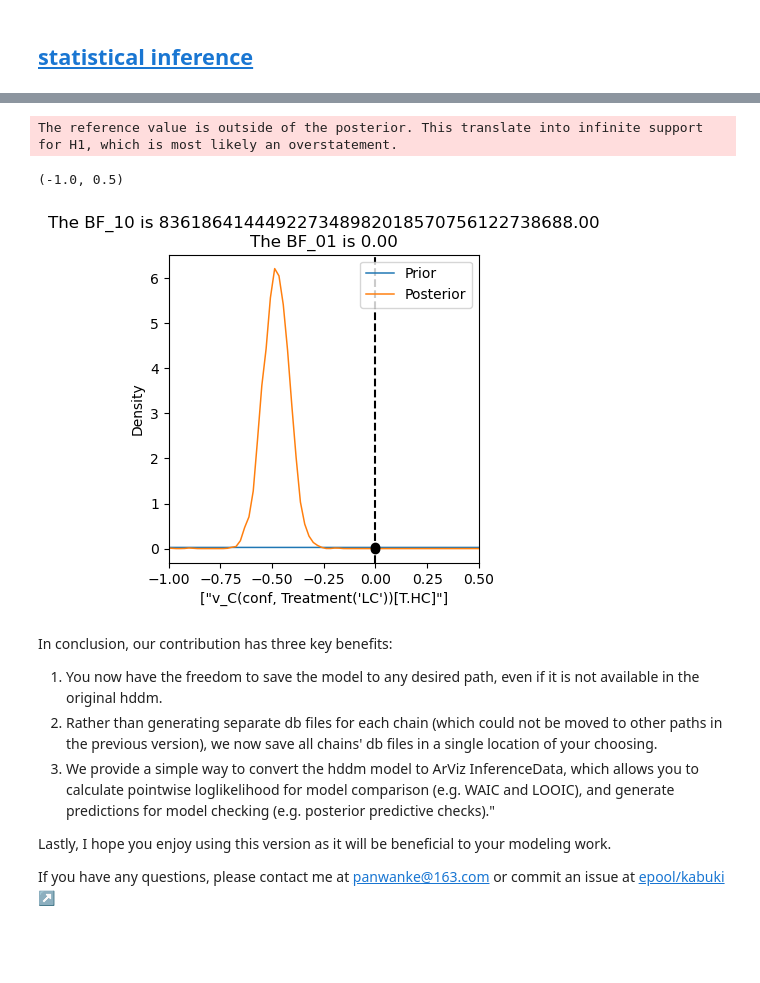
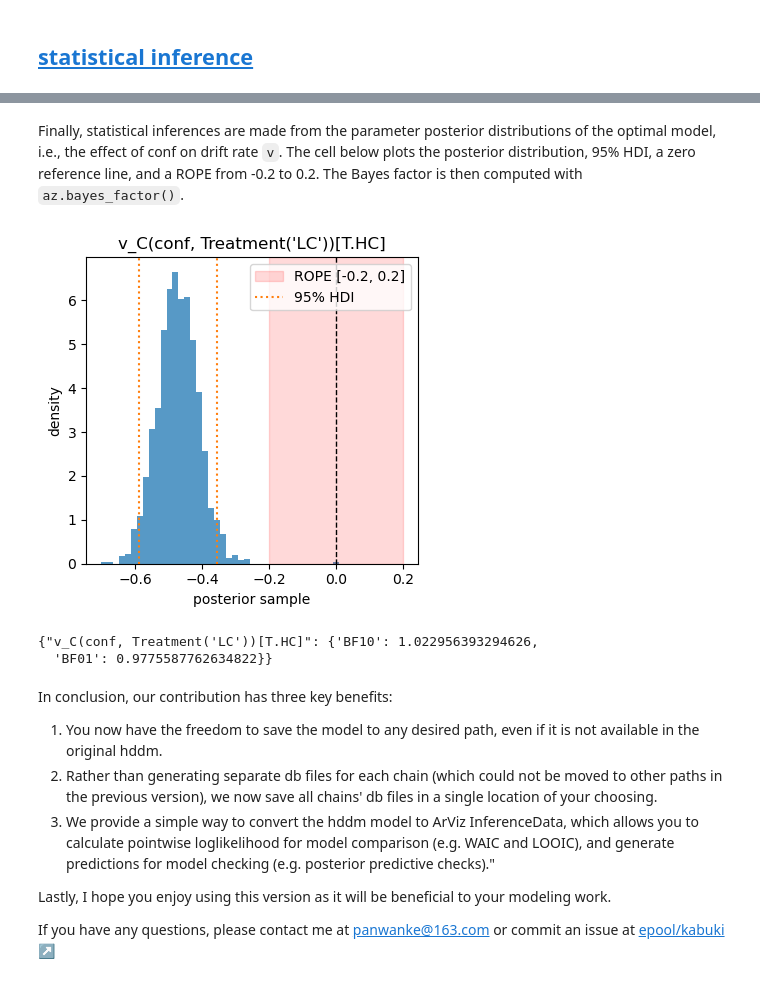
Before and after one commit to hcp4715/dockerHDDM, a Jupyter notebook: dockerHDDM_Quick_View.ipynb, the cells around one changed output, grey strips where cells are left out. Cells and saved outputs as stored; diff of their text form; code cells hidden in the pictures; blank space fills up the shorter version.

```diff
--- a/dockerHDDM_Quick_View.ipynb
+++ b/dockerHDDM_Quick_View.ipynb
@@ -297,16 +280,32 @@ ax = az.plot_posterior(
-# %%
-import matplotlib.pyplot as plt
-ax = az.plot_bf(
-    model_reg_infdata,
-    var_name=["v_C(conf, Treatment('LC'))[T.HC]"],
-    ref_val=0,
-    figsize = (4,4)
-)
-plt.xlim(-1,0.5)
-# %% [output]
-The reference value is outside of the posterior. This translate into infinite support for H1, which is most likely an overstatement.
-(-1.0, 0.5)
-[figure, removed]
+# %% [markdown]
+Finally, statistical inferences are made from the parameter posterior distributions of the optimal model, i.e., the effect of conf on drift rate `v`. The cell below plots the posterior distribution, 95% HDI, a zero reference line, and a ROPE from -0.2 to 0.2. The Bayes factor is then computed with `az.bayes_factor()`.
+# %%
+import matplotlib.pyplot as plt
+
+param_name = "v_C(conf, Treatment('LC'))[T.HC]"
+posterior_samples = model_reg_infdata.posterior[param_name].values.ravel()
+hdi = az.hdi(posterior_samples, prob=0.95)
+
+fig, ax = plt.subplots(figsize=(4, 4))
+ax.hist(posterior_samples, bins=40, density=True, alpha=0.75)
+ax.axvspan(-0.2, 0.2, color="red", alpha=0.15, label="ROPE [-0.2, 0.2]")
+ax.axvline(0, color="black", linestyle="--", linewidth=1)
+ax.axvline(hdi[0], color="C1", linestyle=":", label="95% HDI")
+ax.axvline(hdi[1], color="C1", linestyle=":")
+ax.set_title(param_name)
+ax.set_xlabel("posterior sample")
+ax.set_ylabel("density")
+ax.legend()
+plt.tight_layout()
+# %% [output]
+[figure, added]
+# %%
+param_name = "v_C(conf, Treatment('LC'))[T.HC]"
+bf = az.bayes_factor(model_reg_infdata, var_names=[param_name], ref_vals=0)
+bf
+# %% [output]
+{"v_C(conf, Treatment('LC'))[T.HC]": {'BF10': 1.022956393294626,
+  'BF01': 0.9775587762634822}}
 # %% [markdown]
 In conclusion, our contribution has three key benefits:
 1. You now have the freedom to save the model to any desired path, even if it is not available in the original hddm.
```
Also changed, not shown: parts of 17 cells of this notebook, 4 other files.
